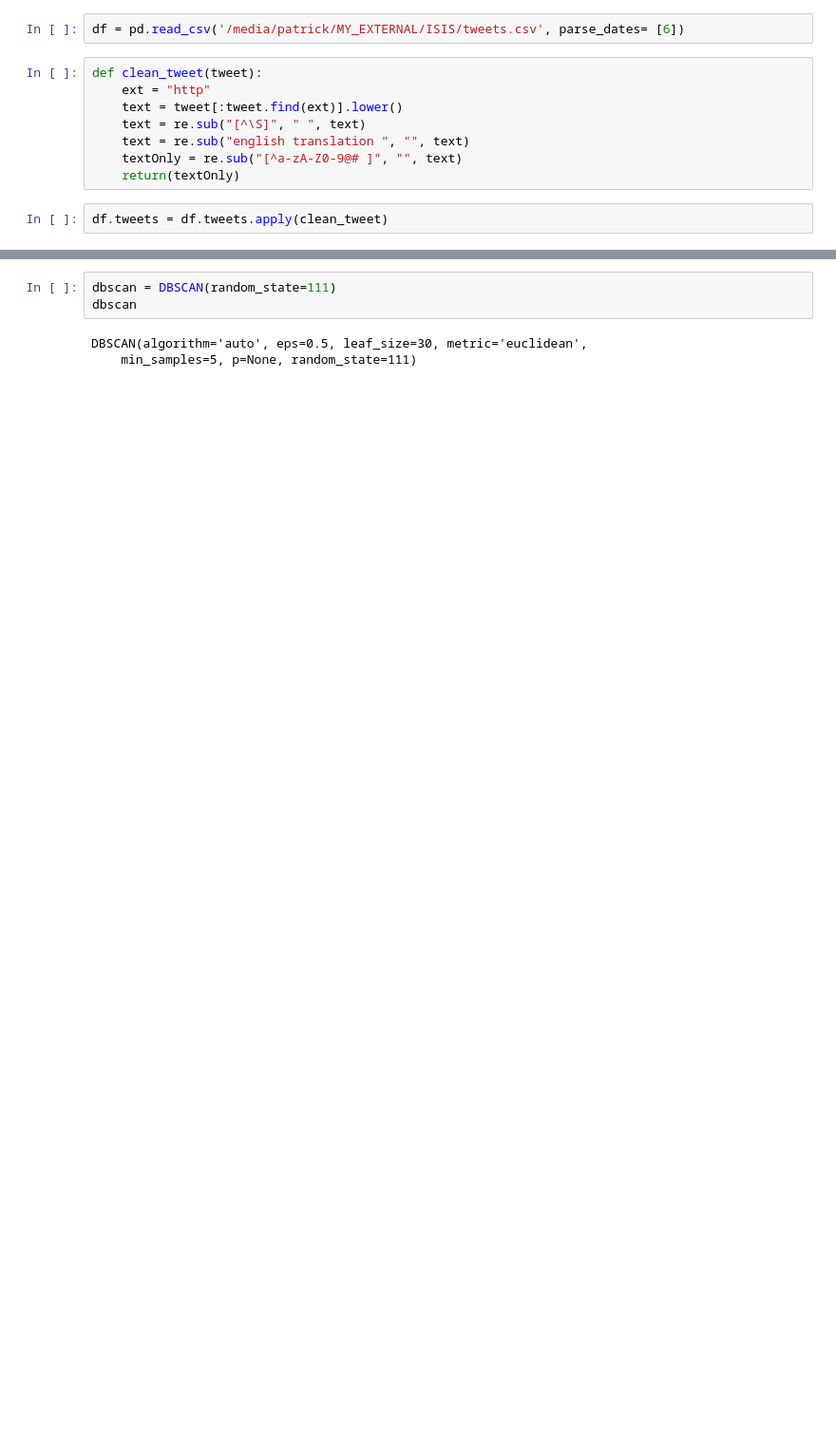
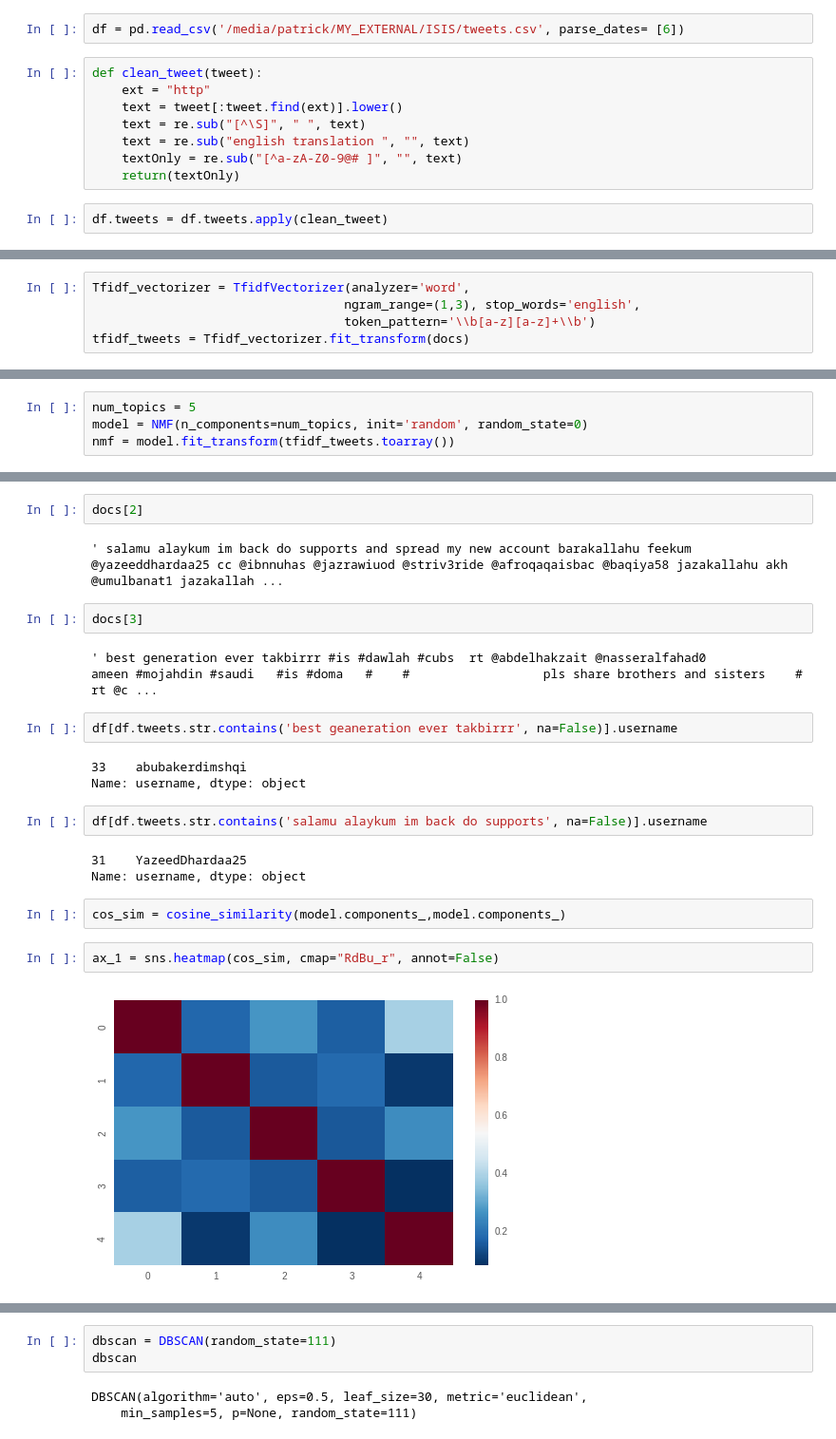
Before and after one commit to patricknieto/ISIS-Social-Network, a Jupyter notebook: ISIS_tweets.ipynb, the cells around one changed output, grey strips where cells are left out. Shown at 95% size. Drawn from its saved outputs; the diff is of its cells as text; blank space fills up the shorter version.

```diff
--- a/ISIS_tweets.ipynb
+++ b/ISIS_tweets.ipynb
@@ -110,0 +48,5 @@ tweetList[28]
+# %%
+Tfidf_vectorizer = TfidfVectorizer(analyzer='word',
+                                  ngram_range=(1,3), stop_words='english',
+                                  token_pattern='\\b[a-z][a-z]+\\b')
+tfidf_tweets = Tfidf_vectorizer.fit_transform(docs)
@@ -110,0 +83,4 @@ tweetList[28]
+# %%
+num_topics = 5
+model = NMF(n_components=num_topics, init='random', random_state=0)
+nmf = model.fit_transform(tfidf_tweets.toarray())
@@ -110,0 +106,24 @@ tweetList[28]
+# %%
+docs[2]
+# %% [output]
+' salamu alaykum im back do supports and spread my new account barakallahu feekum  @yazeeddhardaa25 cc @ibnnuhas @jazrawiuod @striv3ride @afroqaqaisbac @baqiya58 jazakallahu akh @umulbanat1 jazakallah ...
+# %%
+docs[3]
+# %% [output]
+' best generation ever takbirrr #is #dawlah #cubs  rt @abdelhakzait @nasseralfahad0              ameen #mojahdin #saudi   #is #doma   #    #                  pls share brothers and sisters    #  rt @c ...
+# %%
+df[df.tweets.str.contains('best geaneration ever takbirrr', na=False)].username
+# %% [output]
+33    abubakerdimshqi
+Name: username, dtype: object
+# %%
+df[df.tweets.str.contains('salamu alaykum im back do supports', na=False)].username
+# %% [output]
+31    YazeedDhardaa25
+Name: username, dtype: object
+# %%
+cos_sim = cosine_similarity(model.components_,model.components_)
+# %%
+ax_1 = sns.heatmap(cos_sim, cmap="RdBu_r", annot=False)
+# %% [output]
+[figure, added]
```
Also changed, not shown: parts of 50 cells of this notebook, 3 other files.
